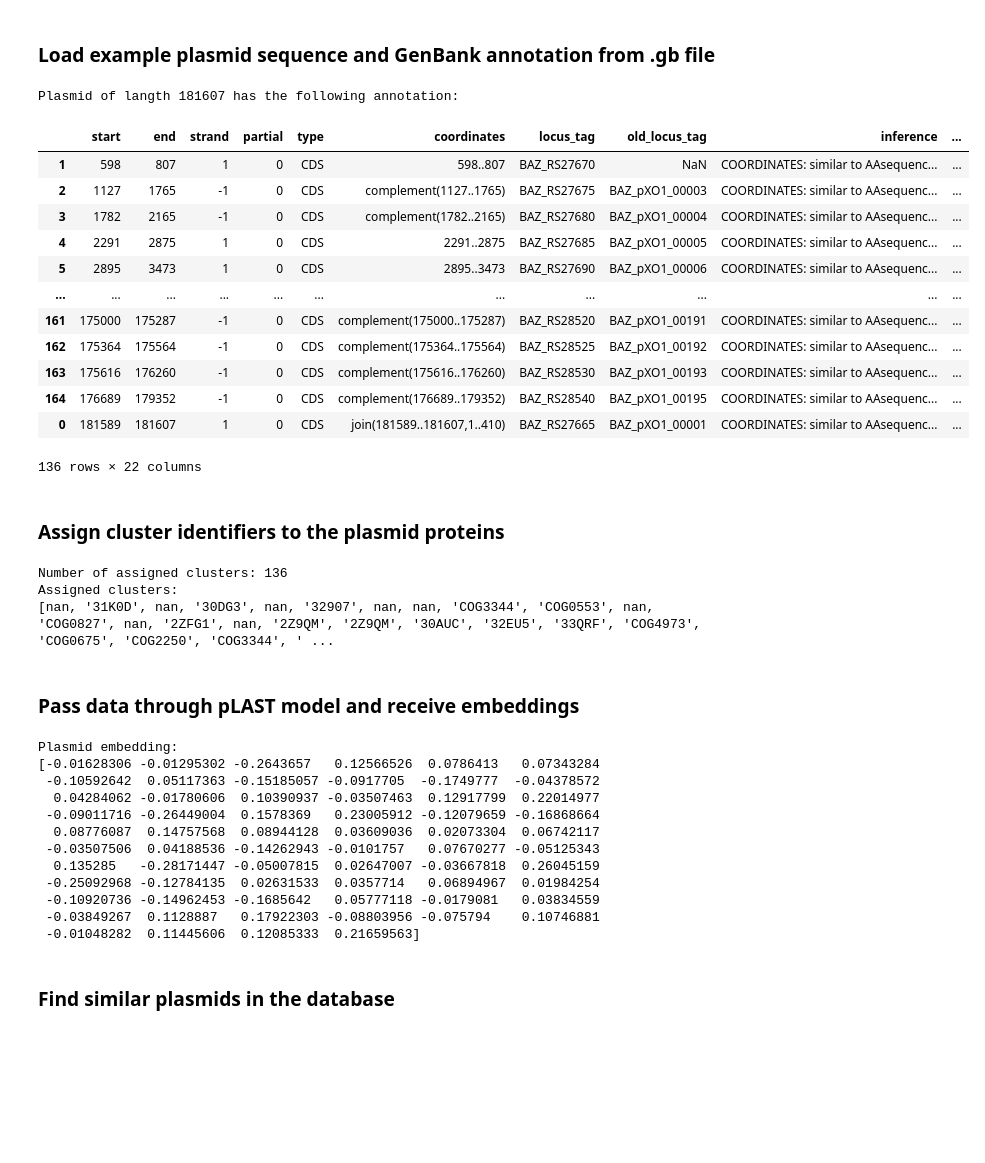
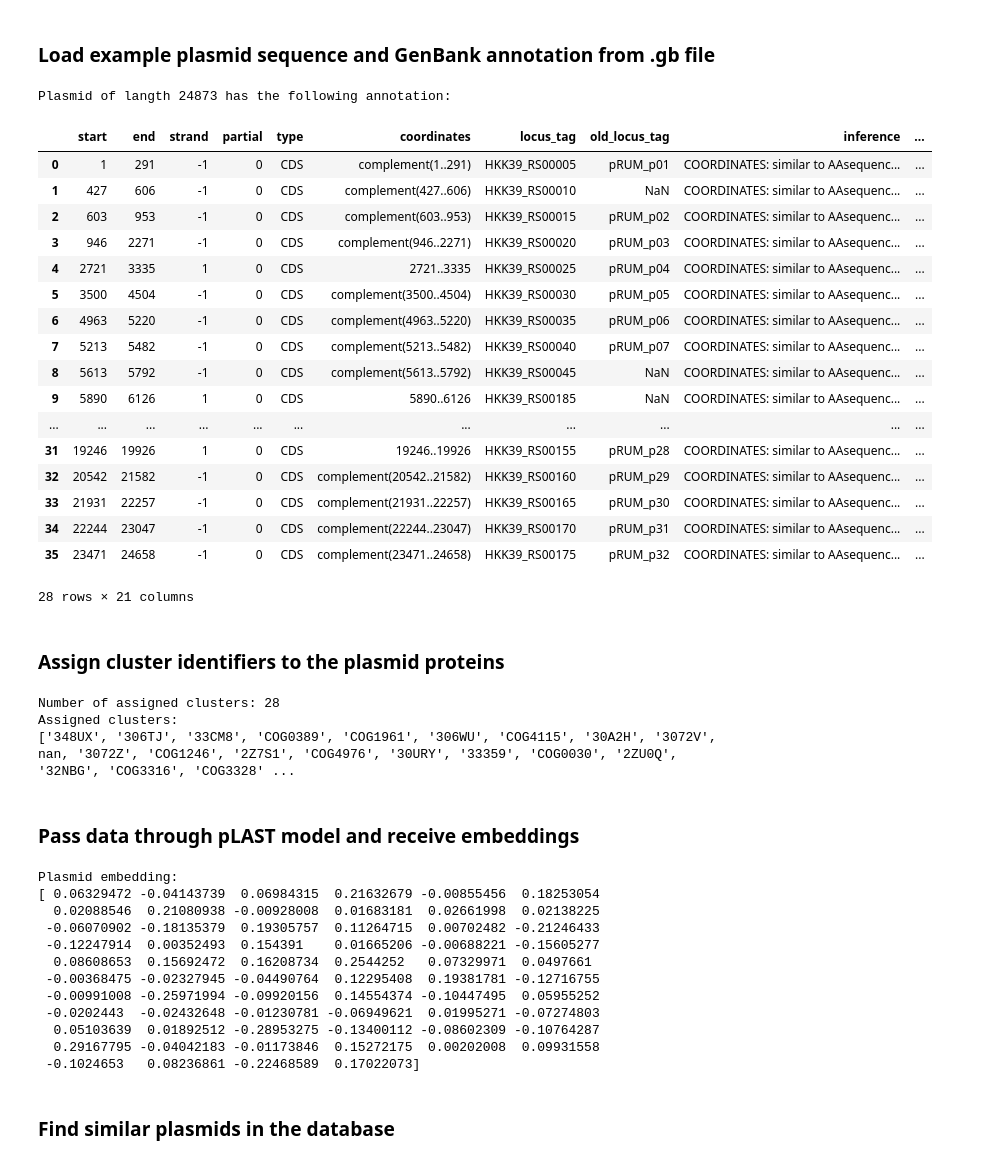
Before and after one commit to labstructbioinf/pLAST, a Jupyter notebook: docs/notebooks/usage.ipynb, the cells around one changed output. Saved outputs shown, nothing was run; the diff lists cells and outputs as text; code cells hidden in the pictures; blank space fills up the shorter version.

```diff
--- a/docs/notebooks/usage.ipynb
+++ b/docs/notebooks/usage.ipynb
@@ -252,28 +249,33 @@ if cassette_results:
 # %% [markdown]
 ### Initialize PLAST object - load config, choose model and add logger
 # %%
-plast = PLAST(data=pl_data, model="eggnog_model", logger=logger)
+plast = PLAST(data=pl_data, model="eggnog_model")
 # %% [markdown]
 ### Load example plasmid sequence and GenBank annotation from .gb file
 # %%
-plast = plast.load_gbff(Path("examples/NZ_AP018444.1.gb"))
+plast = plast.load_gbff(Path("examples/NC_005000.1.gb"))
 print("Plasmid of langth", plast.length, "has the following annotation:")
 display(plast.parsed)
 # %% [output]
-Plasmid of langth 181607 has the following annotation:
+Plasmid of langth 24873 has the following annotation:
 |  | start | end | strand | partial | type | coordinates | locus_tag | old_locus_tag | inference | ... |
-| 1 | 598 | 807 | 1 | 0 | CDS | 598..807 | BAZ_RS27670 | NaN | COORDINATES: similar to AAsequenc... | ... |
-| 2 | 1127 | 1765 | -1 | 0 | CDS | complement(1127..1765) | BAZ_RS27675 | BAZ_pXO1_00003 | COORDINATES: similar to AAsequenc... | ... |
-| 3 | 1782 | 2165 | -1 | 0 | CDS | complement(1782..2165) | BAZ_RS27680 | BAZ_pXO1_00004 | COORDINATES: similar to AAsequenc... | ... |
-| 4 | 2291 | 2875 | 1 | 0 | CDS | 2291..2875 | BAZ_RS27685 | BAZ_pXO1_00005 | COORDINATES: similar to AAsequenc... | ... |
-| 5 | 2895 | 3473 | 1 | 0 | CDS | 2895..3473 | BAZ_RS27690 | BAZ_pXO1_00006 | COORDINATES: similar to AAsequenc... | ... |
+| 0 | 1 | 291 | -1 | 0 | CDS | complement(1..291) | HKK39_RS00005 | pRUM_p01 | COORDINATES: similar to AAsequenc... | ... |
+| 1 | 427 | 606 | -1 | 0 | CDS | complement(427..606) | HKK39_RS00010 | NaN | COORDINATES: similar to AAsequenc... | ... |
+| 2 | 603 | 953 | -1 | 0 | CDS | complement(603..953) | HKK39_RS00015 | pRUM_p02 | COORDINATES: similar to AAsequenc... | ... |
+| 3 | 946 | 2271 | -1 | 0 | CDS | complement(946..2271) | HKK39_RS00020 | pRUM_p03 | COORDINATES: similar to AAsequenc... | ... |
+| 4 | 2721 | 3335 | 1 | 0 | CDS | 2721..3335 | HKK39_RS00025 | pRUM_p04 | COORDINATES: similar to AAsequenc... | ... |
+| 5 | 3500 | 4504 | -1 | 0 | CDS | complement(3500..4504) | HKK39_RS00030 | pRUM_p05 | COORDINATES: similar to AAsequenc... | ... |
+| 6 | 4963 | 5220 | -1 | 0 | CDS | complement(4963..5220) | HKK39_RS00035 | pRUM_p06 | COORDINATES: similar to AAsequenc... | ... |
+| 7 | 5213 | 5482 | -1 | 0 | CDS | complement(5213..5482) | HKK39_RS00040 | pRUM_p07 | COORDINATES: similar to AAsequenc... | ... |
+| 8 | 5613 | 5792 | -1 | 0 | CDS | complement(5613..5792) | HKK39_RS00045 | NaN | COORDINATES: similar to AAsequenc... | ... |
+| 9 | 5890 | 6126 | 1 | 0 | CDS | 5890..6126 | HKK39_RS00185 | NaN | COORDINATES: similar to AAsequenc... | ... |
 | ... | ... | ... | ... | ... | ... | ... | ... | ... | ... | ... |
-| 161 | 175000 | 175287 | -1 | 0 | CDS | complement(175000..175287) | BAZ_RS28520 | BAZ_pXO1_00191 | COORDINATES: similar to AAsequenc... | ... |
-| 162 | 175364 | 175564 | -1 | 0 | CDS | complement(175364..175564) | BAZ_RS28525 | BAZ_pXO1_00192 | COORDINATES: similar to AAsequenc... | ... |
-| 163 | 175616 | 176260 | -1 | 0 | CDS | complement(175616..176260) | BAZ_RS28530 | BAZ_pXO1_00193 | COORDINATES: similar to AAsequenc... | ... |
-| 164 | 176689 | 179352 | -1 | 0 | CDS | complement(176689..179352) | BAZ_RS28540 | BAZ_pXO1_00195 | COORDINATES: similar to AAsequenc... | ... |
-| 0 | 181589 | 181607 | 1 | 0 | CDS | join(181589..181607,1..410) | BAZ_RS27665 | BAZ_pXO1_00001 | COORDINATES: similar to AAsequenc... | ... |
+| 31 | 19246 | 19926 | 1 | 0 | CDS | 19246..19926 | HKK39_RS00155 | pRUM_p28 | COORDINATES: similar to AAsequenc... | ... |
+| 32 | 20542 | 21582 | -1 | 0 | CDS | complement(20542..21582) | HKK39_RS00160 | pRUM_p29 | COORDINATES: similar to AAsequenc... | ... |
+| 33 | 21931 | 22257 | -1 | 0 | CDS | complement(21931..22257) | HKK39_RS00165 | pRUM_p30 | COORDINATES: similar to AAsequenc... | ... |
+| 34 | 22244 | 23047 | -1 | 0 | CDS | complement(22244..23047) | HKK39_RS00170 | pRUM_p31 | COORDINATES: similar to AAsequenc... | ... |
+| 35 | 23471 | 24658 | -1 | 0 | CDS | complement(23471..24658) | HKK39_RS00175 | pRUM_p32 | COORDINATES: similar to AAsequenc... | ... |
-136 rows × 22 columns
+28 rows × 21 columns
 # %% [markdown]
 ### Assign cluster identifiers to the plasmid proteins
 # %%
@@ -282,9 +284,9 @@ print("Number of assigned clusters:", len(plast.vector))
 print("Assigned clusters:")
 print(plast.vector)
 # %% [output]
-Number of assigned clusters: 136
+Number of assigned clusters: 28
 Assigned clusters:
-[nan, '31K0D', nan, '30DG3', nan, '32907', nan, nan, 'COG3344', 'COG0553', nan, 'COG0827', nan, '2ZFG1', nan, '2Z9QM', '2Z9QM', '30AUC', '32EU5', '33QRF', 'COG4973', 'COG0675', 'COG2250', 'COG3344', ' ...
+['348UX', '306TJ', '33CM8', 'COG0389', 'COG1961', '306WU', 'COG4115', '30A2H', '3072V', nan, '3072Z', 'COG1246', '2Z7S1', 'COG4976', '30URY', '33359', 'COG0030', '2ZU0Q', '32NBG', 'COG3316', 'COG3328' ...
 # %% [markdown]
 ### Pass data through pLAST model and receive embeddings
 # %%
@@ -293,17 +295,17 @@ print("Plasmid embedding:")
 print(plast.embedding)
 # %% [output]
 Plasmid embedding:
-[-0.01628306 -0.01295302 -0.2643657   0.12566526  0.0786413   0.07343284
- -0.10592642  0.05117363 -0.15185057 -0.0917705  -0.1749777  -0.04378572
-  0.04284062 -0.01780606  0.10390937 -0.03507463  0.12917799  0.22014977
- -0.09011716 -0.26449004  0.1578369   0.23005912 -0.12079659 -0.16868664
-  0.08776087  0.14757568  0.08944128  0.03609036  0.02073304  0.06742117
- -0.03507506  0.04188536 -0.14262943 -0.0101757   0.07670277 -0.05125343
-  0.135285   -0.28171447 -0.05007815  0.02647007 -0.03667818  0.26045159
- -0.25092968 -0.12784135  0.02631533  0.0357714   0.06894967  0.01984254
- -0.10920736 -0.14962453 -0.1685642   0.05777118 -0.0179081   0.03834559
- -0.03849267  0.1128887   0.17922303 -0.08803956 -0.075794    0.10746881
- -0.01048282  0.11445606  0.12085333  0.21659563]
+[ 0.06329472 -0.04143739  0.06984315  0.21632679 -0.00855456  0.18253054
+  0.02088546  0.21080938 -0.00928008  0.01683181  0.02661998  0.02138225
+ -0.06070902 -0.18135379  0.19305757  0.11264715  0.00702482 -0.21246433
+ -0.12247914  0.00352493  0.154391    0.01665206 -0.00688221 -0.15605277
+  0.08608653  0.15692472  0.16208734  0.2544252   0.07329971  0.0497661
+ -0.00368475 -0.02327945 -0.04490764  0.12295408  0.19381781 -0.12716755
+ -0.00991008 -0.25971994 -0.09920156  0.14554374 -0.10447495  0.05955252
+ -0.0202443  -0.02432648 -0.01230781 -0.06949621  0.01995271 -0.07274803
+  0.05103639  0.01892512 -0.28953275 -0.13400112 -0.08602309 -0.10764287
+  0.29167795 -0.04042183 -0.01173846  0.15272175  0.00202008  0.09931558
+ -0.1024653   0.08236861 -0.22468589  0.17022073]
 # %% [markdown]
 ### Find similar plasmids in the database
 # %%
```
Also changed, not shown: parts of 15 cells of this notebook, 18 other files.
